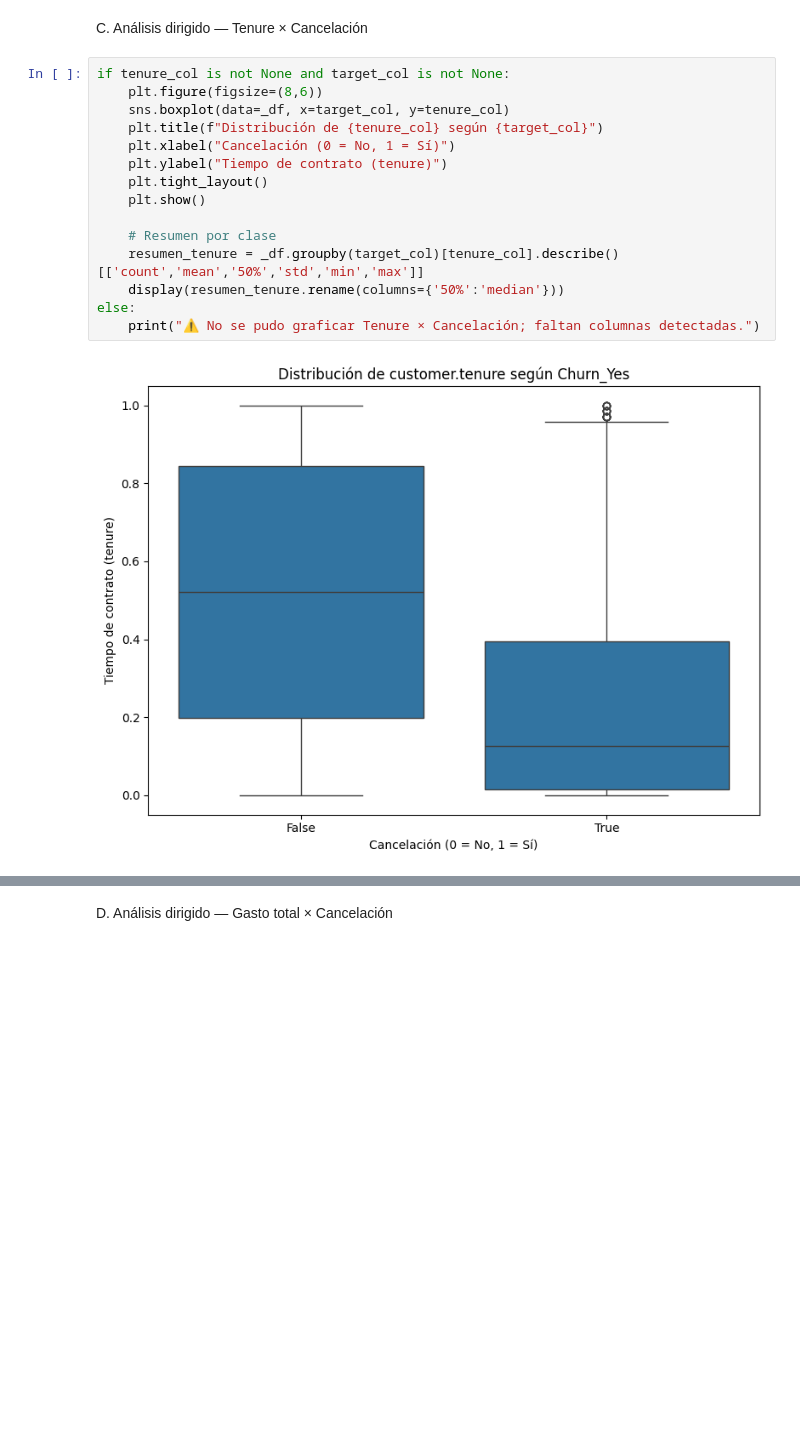
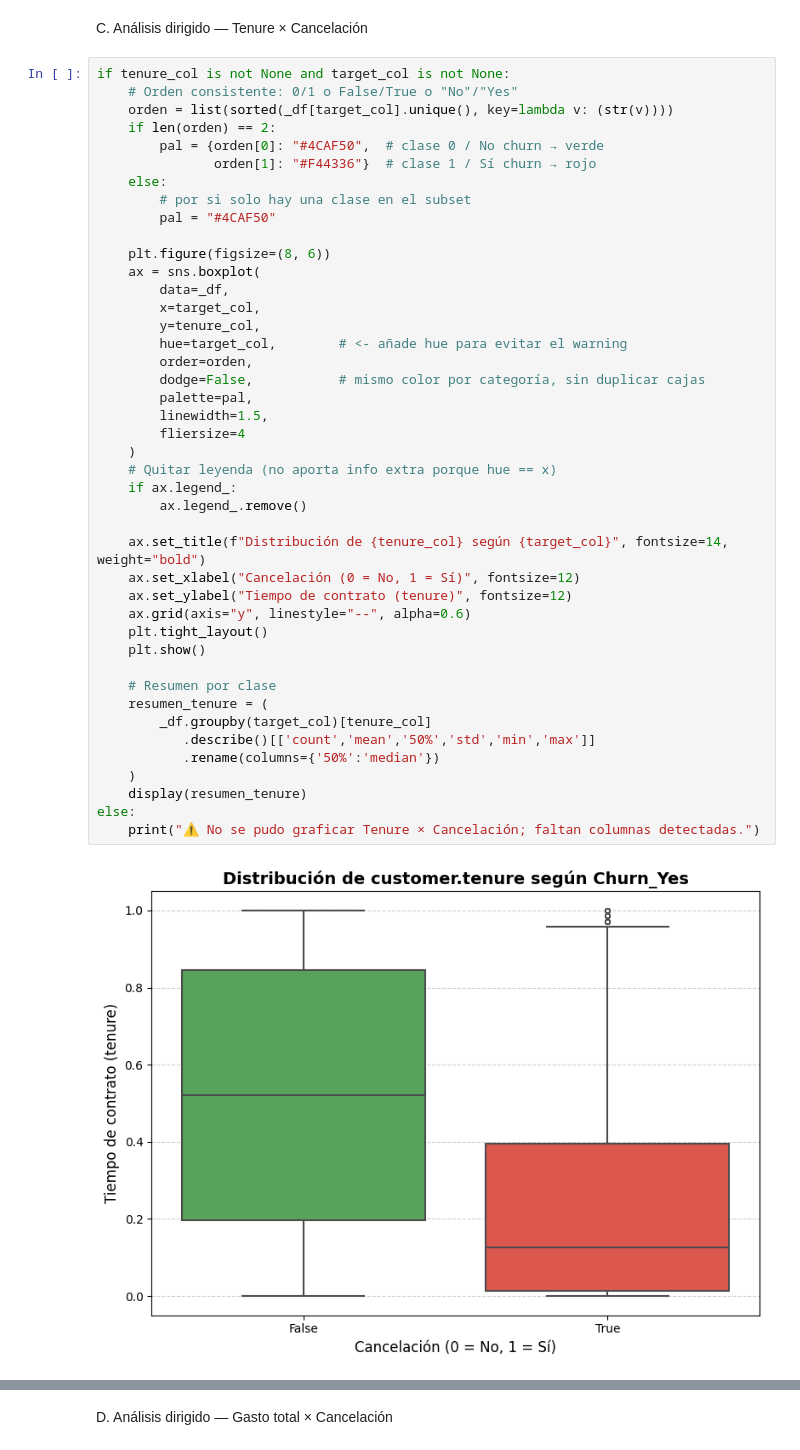
Before and after one commit to eD07/ChallengeDataScienceTelecomXParte2, a Jupyter notebook: TelecomXParte2.ipynb, the cells around one changed output, grey strips where cells are left out. Saved outputs shown, nothing was run; the diff lists cells and outputs as text; blank space fills up the shorter version.

```diff
--- a/TelecomXParte2.ipynb
+++ b/TelecomXParte2.ipynb
@@ -996,21 +1002,49 @@ X shape: (7032, 25)  | y balance: {0: 0.734, 1: 0.266}
 C. Análisis dirigido — Tenure × Cancelación
 # %%
 if tenure_col is not None and target_col is not None:
-    plt.figure(figsize=(8,6))
-    sns.boxplot(data=_df, x=target_col, y=tenure_col)
-    plt.title(f"Distribución de {tenure_col} según {target_col}")
-    plt.xlabel("Cancelación (0 = No, 1 = Sí)")
-    plt.ylabel("Tiempo de contrato (tenure)")
+    # Orden consistente: 0/1 o False/True o "No"/"Yes"
+    orden = list(sorted(_df[target_col].unique(), key=lambda v: (str(v))))
+    if len(orden) == 2:
+        pal = {orden[0]: "#4CAF50",  # clase 0 / No churn → verde
+               orden[1]: "#F44336"}  # clase 1 / Sí churn → rojo
+    else:
+        # por si solo hay una clase en el subset
+        pal = "#4CAF50"
+
+    plt.figure(figsize=(8, 6))
+    ax = sns.boxplot(
+        data=_df,
+        x=target_col,
+        y=tenure_col,
+        hue=target_col,        # <- añade hue para evitar el warning
+        order=orden,
+        dodge=False,           # mismo color por categoría, sin duplicar cajas
+        palette=pal,
+        linewidth=1.5,
+        fliersize=4
+    )
+    # Quitar leyenda (no aporta info extra porque hue == x)
+    if ax.legend_:
+        ax.legend_.remove()
+
+    ax.set_title(f"Distribución de {tenure_col} según {target_col}", fontsize=14, weight="bold")
+    ax.set_xlabel("Cancelación (0 = No, 1 = Sí)", fontsize=12)
+    ax.set_ylabel("Tiempo de contrato (tenure)", fontsize=12)
+    ax.grid(axis="y", linestyle="--", alpha=0.6)
     plt.tight_layout()
     plt.show()
 
     # Resumen por clase
-    resumen_tenure = _df.groupby(target_col)[tenure_col].describe()[['count','mean','50%','std','min','max']]
-    display(resumen_tenure.rename(columns={'50%':'median'}))
+    resumen_tenure = (
+        _df.groupby(target_col)[tenure_col]
+           .describe()[['count','mean','50%','std','min','max']]
+           .rename(columns={'50%':'median'})
+    )
+    display(resumen_tenure)
 else:
     print("⚠ No se pudo graficar Tenure × Cancelación; faltan columnas detectadas.")
 # %% [output]
-[figure, old version]
+[figure, new version]
 |  | count | mean | median | std | min | max |
 | Churn_Yes |  |  |  |  |  |  |
 | False | 5163.0 | 0.516197 | 0.521127 | 0.339112 | 0.0 | 1.0 |
```
Also changed, not shown: parts of 5 cells of this notebook.
